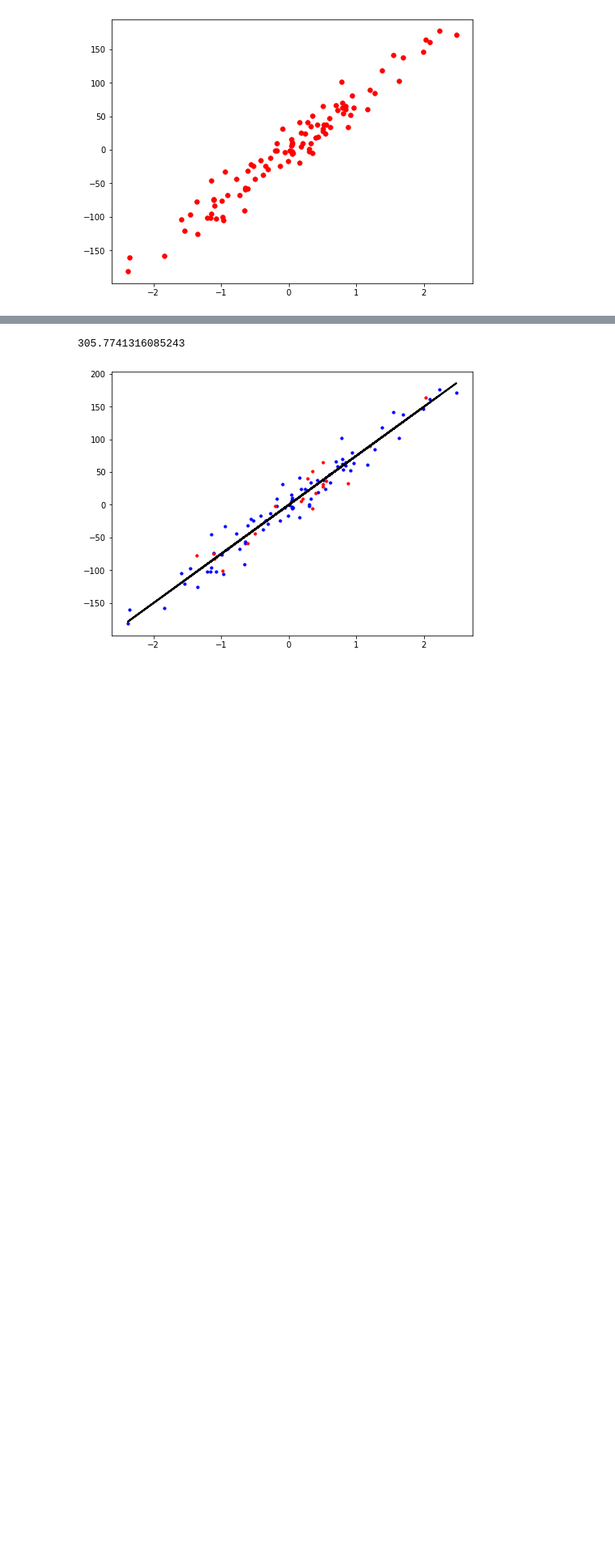
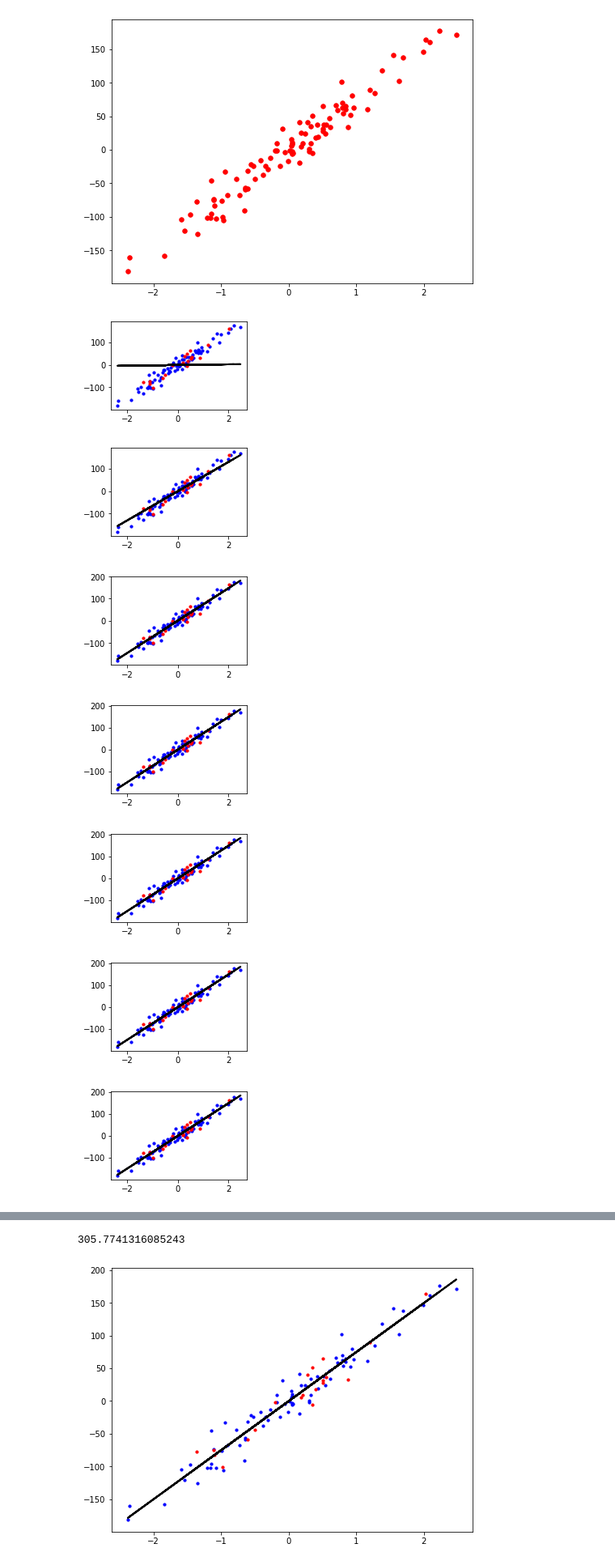
Before and after one commit to TheDandyCodes/Machine-Learning-Algorithms, a Jupyter notebook: Linear Regression/linear_regression.ipynb, the cells around one changed output, grey strips where cells are left out. Shown: that part at 81% size. Cells and saved outputs as stored; diff of their text form; code cells hidden in the pictures; blank space fills up the shorter version.

```diff
--- a/Linear Regression/linear_regression.ipynb
+++ b/Linear Regression/linear_regression.ipynb
@@ -59,10 +59,25 @@ class LinearRegression:
 # %%
 model = LinearRegression(lr=0.01)
 model.init()
 for i in range(model.n_iters):
     grads = model.BackPropagation(X_train, y_train)
     parameters = model.update_parameters(grads)
+    cmap = plt.get_cmap('viridis')
+    if i%100 == 0:
+        fig = plt.figure(figsize=(3,2))
+        m1 = plt.scatter(X_train, y_train, color="b", s=10)
+        m2 = plt.scatter(X_test, y_test, color="r", s=10)
+        prediction_line = model.predict(X, parameters).T
+        plt.plot(X.T, prediction_line, color='black', linewidth=2, label='Prediction')
+        plt.show()
 prediction = model.predict(X_test, parameters)
 error = model.MSE(prediction, y_test)
 print(error)
 # %% [output]
+[figure, added]
+[figure, added]
+[figure, added]
+[figure, added]
+[figure, added]
+[figure, added]
+[figure, added]
```
Also changed, not shown: parts of 1 cell of this notebook.
